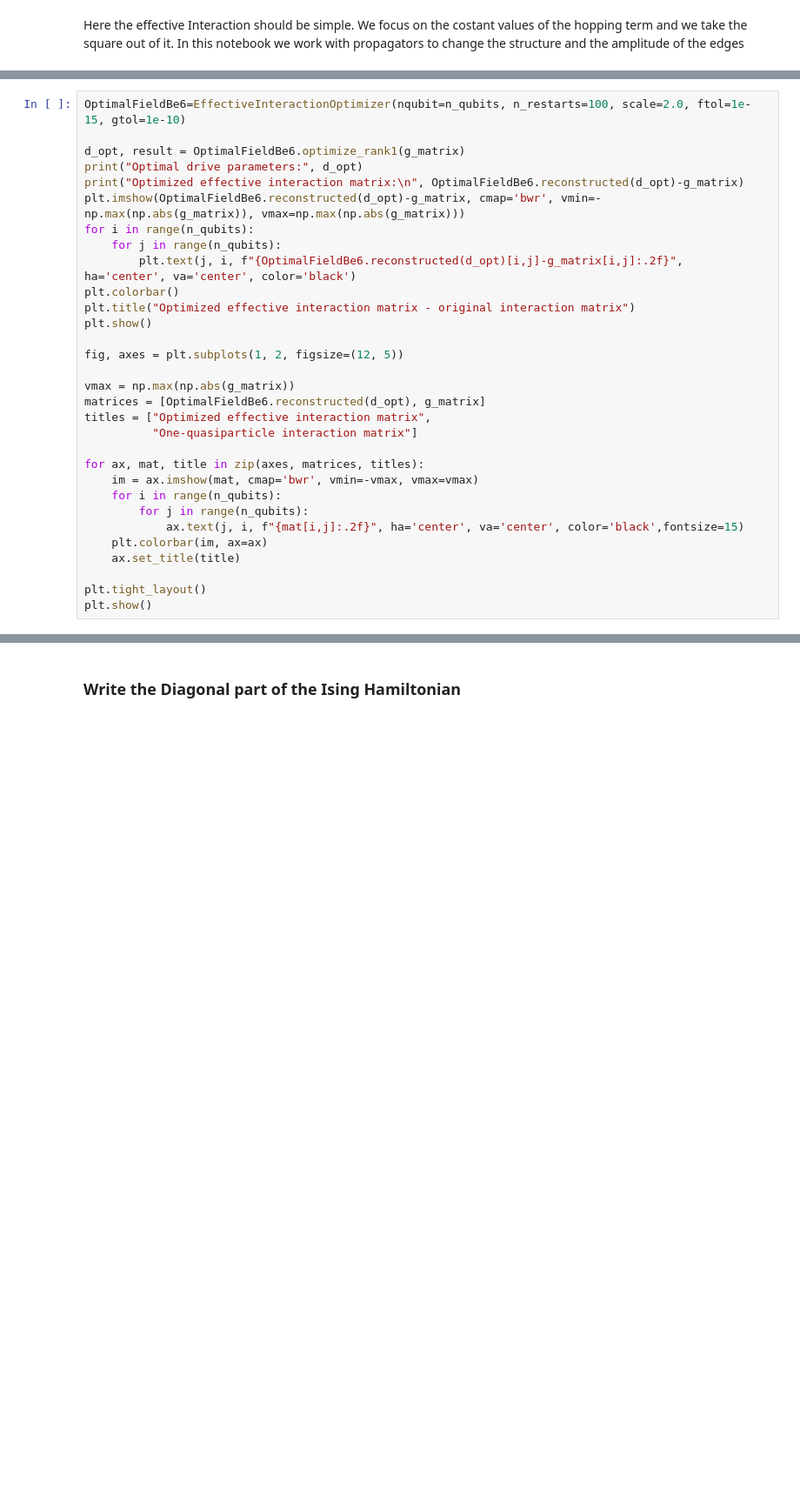
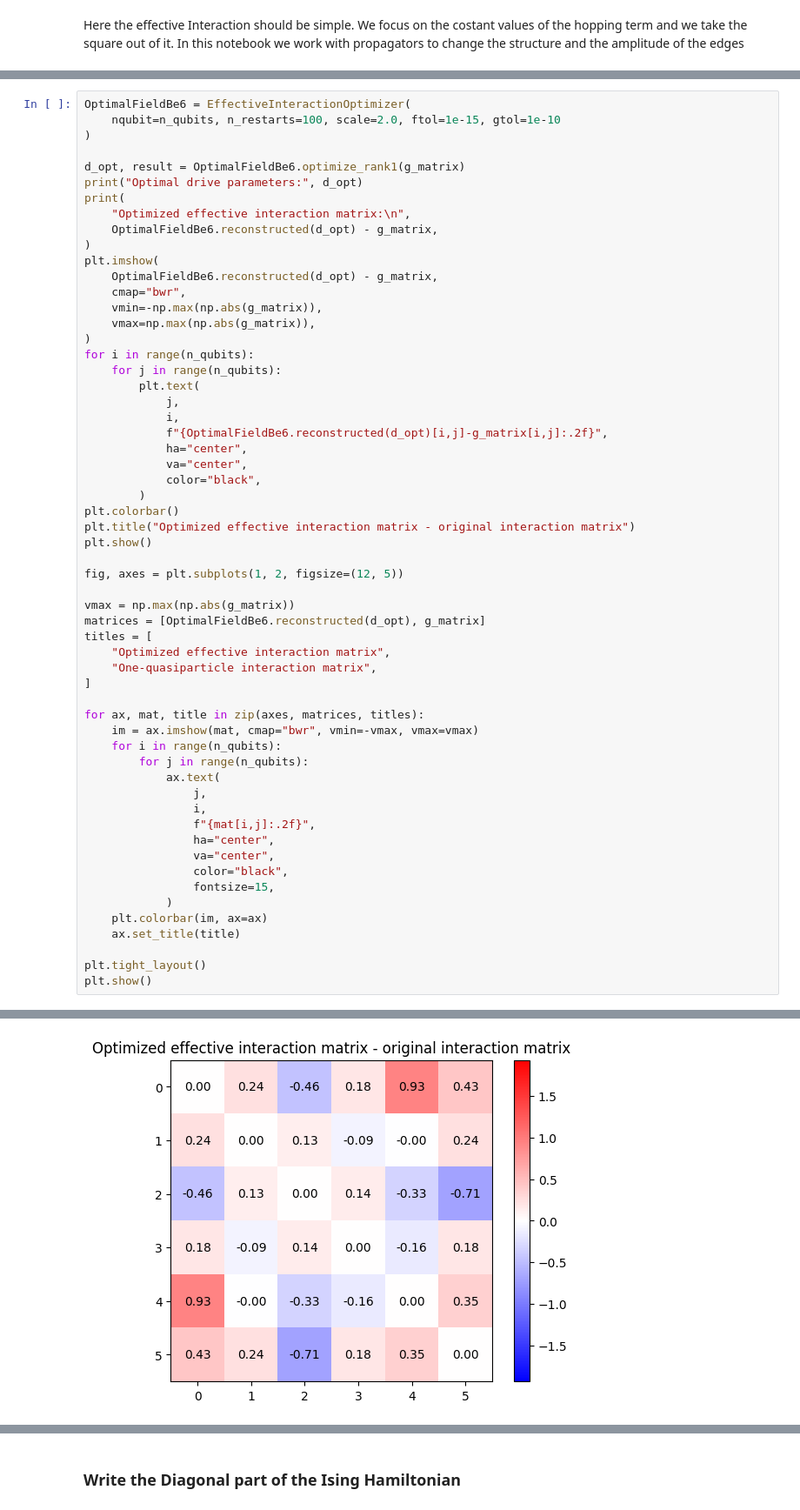
Before and after one commit to emacosta95/Gadget4NSMForQuantumSimulators, a Jupyter notebook: GadgetO20.ipynb, the cells around one changed output, grey strips where cells are left out. Shown at 87% size. Drawn from its saved outputs; the diff is of its cells as text; blank space fills up the shorter version.

```diff
--- a/GadgetO20.ipynb
+++ b/GadgetO20.ipynb
@@ -128,13 +224,30 @@ Here the effective Interaction should be simple. We focus on the costant values
 # %%
-OptimalFieldBe6=EffectiveInteractionOptimizer(nqubit=n_qubits, n_restarts=100, scale=2.0, ftol=1e-15, gtol=1e-10)
+OptimalFieldBe6 = EffectiveInteractionOptimizer(
+    nqubit=n_qubits, n_restarts=100, scale=2.0, ftol=1e-15, gtol=1e-10
+)
 
 d_opt, result = OptimalFieldBe6.optimize_rank1(g_matrix)
 print("Optimal drive parameters:", d_opt)
-print("Optimized effective interaction matrix:\n", OptimalFieldBe6.reconstructed(d_opt)-g_matrix)
-plt.imshow(OptimalFieldBe6.reconstructed(d_opt)-g_matrix, cmap='bwr', vmin=-np.max(np.abs(g_matrix)), vmax=np.max(np.abs(g_matrix)))
+print(
+    "Optimized effective interaction matrix:\n",
+    OptimalFieldBe6.reconstructed(d_opt) - g_matrix,
+)
+plt.imshow(
+    OptimalFieldBe6.reconstructed(d_opt) - g_matrix,
+    cmap="bwr",
+    vmin=-np.max(np.abs(g_matrix)),
+    vmax=np.max(np.abs(g_matrix)),
+)
 for i in range(n_qubits):
     for j in range(n_qubits):
-        plt.text(j, i, f"{OptimalFieldBe6.reconstructed(d_opt)[i,j]-g_matrix[i,j]:.2f}", ha='center', va='center', color='black')
+        plt.text(
+            j,
+            i,
+            f"{OptimalFieldBe6.reconstructed(d_opt)[i,j]-g_matrix[i,j]:.2f}",
+            ha="center",
+            va="center",
+            color="black",
+        )
 plt.colorbar()
 plt.title("Optimized effective interaction matrix - original interaction matrix")
 plt.show()
@@ -143,16 +256,27 @@ fig, axes = plt.subplots(1, 2, figsize=(12, 5))
 
 vmax = np.max(np.abs(g_matrix))
 matrices = [OptimalFieldBe6.reconstructed(d_opt), g_matrix]
-titles = ["Optimized effective interaction matrix",
-          "One-quasiparticle interaction matrix"]
+titles = [
+    "Optimized effective interaction matrix",
+    "One-quasiparticle interaction matrix",
+]
 
 for ax, mat, title in zip(axes, matrices, titles):
-    im = ax.imshow(mat, cmap='bwr', vmin=-vmax, vmax=vmax)
+    im = ax.imshow(mat, cmap="bwr", vmin=-vmax, vmax=vmax)
     for i in range(n_qubits):
         for j in range(n_qubits):
-            ax.text(j, i, f"{mat[i,j]:.2f}", ha='center', va='center', color='black',fontsize=15)
+            ax.text(
+                j,
+                i,
+                f"{mat[i,j]:.2f}",
+                ha="center",
+                va="center",
+                color="black",
+                fontsize=15,
+            )
     plt.colorbar(im, ax=ax)
     ax.set_title(title)
 
 plt.tight_layout()
 plt.show()
+# %% [output]
@@ -158,0 +297 @@ plt.show()
+[figure, added]
```
Also changed, not shown: parts of 32 cells of this notebook, 20 other files.
